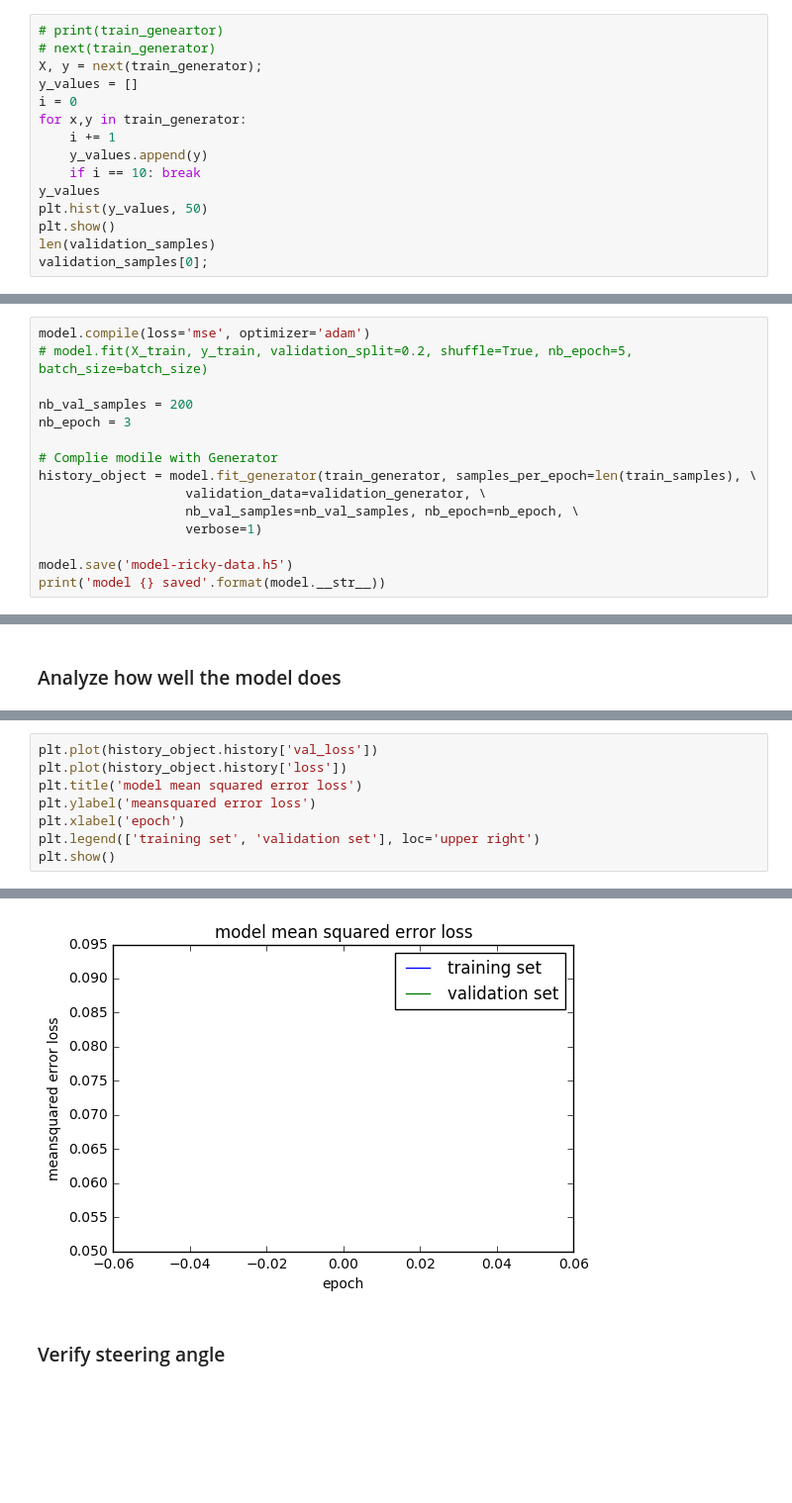
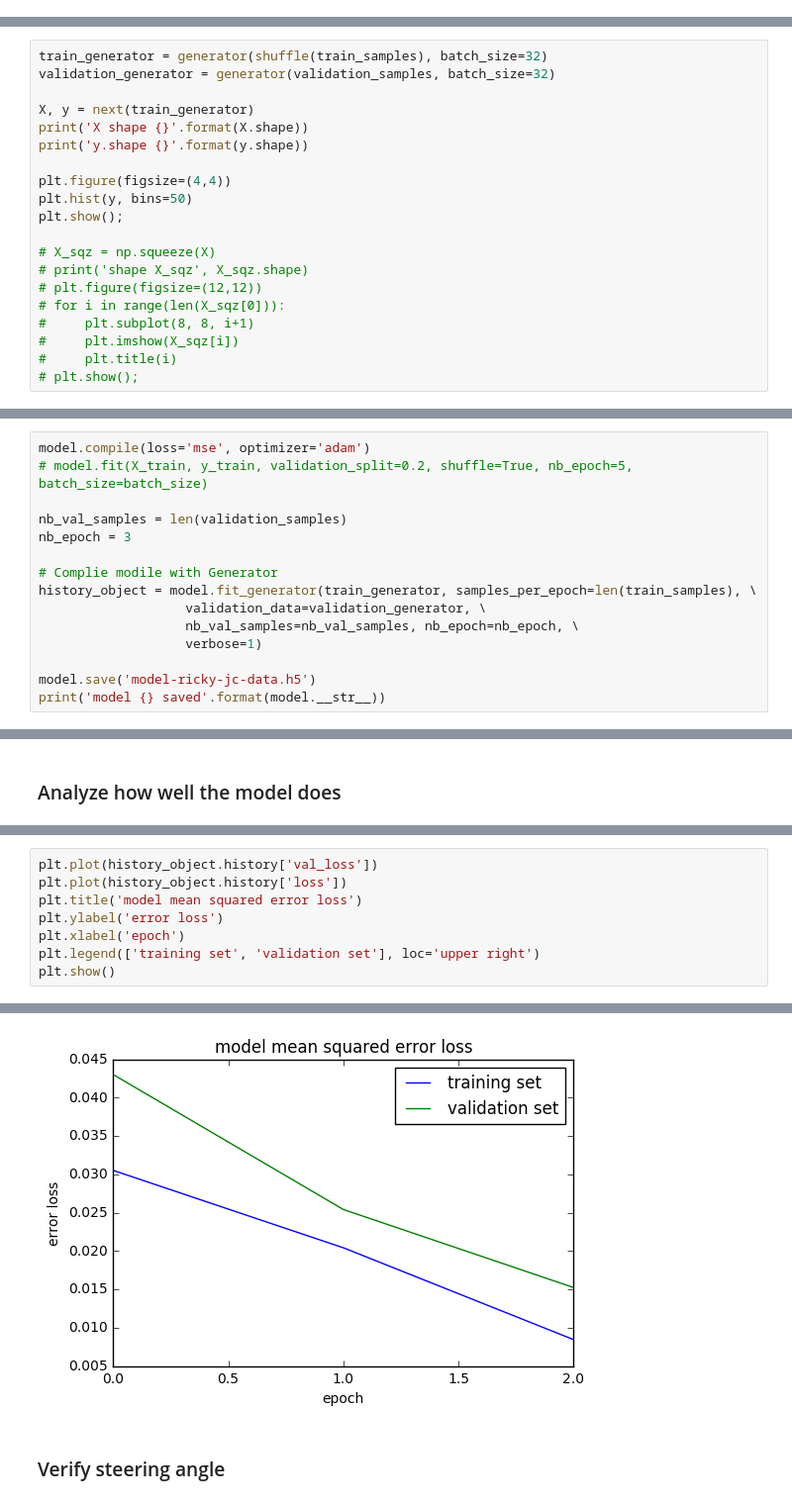
Before and after one commit to JLee21/Udacity-Self-Driving-Car-NanoDegree-Term-1, a Jupyter notebook: p3-behavioural-cloning/carnd-behavioral-cloning-p3/ai-model-notebook.ipynb, the cells around one changed output, grey strips where cells are left out. Shown at 99% size. Drawn from its saved outputs; the diff is of its cells as text; blank space fills up the shorter version.

```diff
--- a/p3-behavioural-cloning/carnd-behavioral-cloning-p3/ai-model-notebook.ipynb
+++ b/p3-behavioural-cloning/carnd-behavioral-cloning-p3/ai-model-notebook.ipynb
@@ -251,15 +313,0 @@ def generator(samples, batch_size=16):
-# %%
-# print(train_geneartor)
-# next(train_generator)
-X, y = next(train_generator);
-y_values = []
-i = 0
-for x,y in train_generator:
-    i += 1
-    y_values.append(y)
-    if i == 10: break
-y_values
-plt.hist(y_values, 50)
-plt.show()
-len(validation_samples)
-validation_samples[0];
@@ -291,0 +314,20 @@ validation_samples[0];
+# %%
+train_generator = generator(shuffle(train_samples), batch_size=32)
+validation_generator = generator(validation_samples, batch_size=32)
+
+X, y = next(train_generator)
+print('X shape {}'.format(X.shape))
+print('y.shape {}'.format(y.shape))
+
+plt.figure(figsize=(4,4))
+plt.hist(y, bins=50)
+plt.show();
+
+# X_sqz = np.squeeze(X)
+# print('shape X_sqz', X_sqz.shape)
+# plt.figure(figsize=(12,12))
+# for i in range(len(X_sqz[0])):
+#     plt.subplot(8, 8, i+1)
+#     plt.imshow(X_sqz[i])
+#     plt.title(i)
+# plt.show();
@@ -353,7 +397,7 @@ model.add(Dense(1))
 model.compile(loss='mse', optimizer='adam')
 # model.fit(X_train, y_train, validation_split=0.2, shuffle=True, nb_epoch=5, batch_size=batch_size)
 
-nb_val_samples = 200
+nb_val_samples = len(validation_samples)
 nb_epoch = 3
 
 # Complie modile with Generator
@@ -362,6 +406,6 @@ history_object = model.fit_generator(train_generator, samples_per_epoch=len(trai
                    nb_val_samples=nb_val_samples, nb_epoch=nb_epoch, \
                    verbose=1)
 
-model.save('model-ricky-data.h5')
+model.save('model-ricky-jc-data.h5')
 print('model {} saved'.format(model.__str__))
 # %% [output]
@@ -377,19 +425,19 @@ dict_keys(['loss', 'val_loss'])
 # %%
 plt.plot(history_object.history['val_loss'])
 plt.plot(history_object.history['loss'])
 plt.title('model mean squared error loss')
-plt.ylabel('meansquared error loss')
+plt.ylabel('error loss')
 plt.xlabel('epoch')
 plt.legend(['training set', 'validation set'], loc='upper right')
 plt.show()
 # %% [output]
 [<matplotlib.lines.Line2D at 0x...>]
 [<matplotlib.lines.Line2D at 0x...>]
 <matplotlib.text.Text at 0x...>
 <matplotlib.text.Text at 0x...>
 <matplotlib.text.Text at 0x...>
 <matplotlib.legend.Legend at 0x...>
-[figure, old version]
+[figure, new version]
 # %% [markdown]
 ### Verify steering angle
 # %%
```
Also changed, not shown: parts of 31 cells of this notebook.
